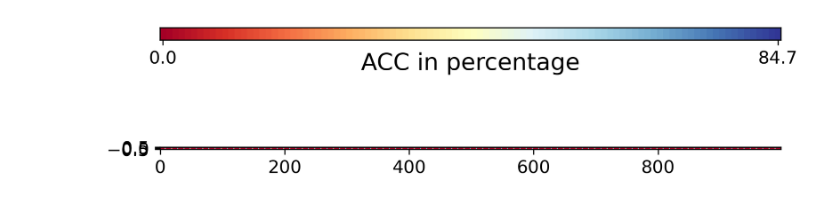
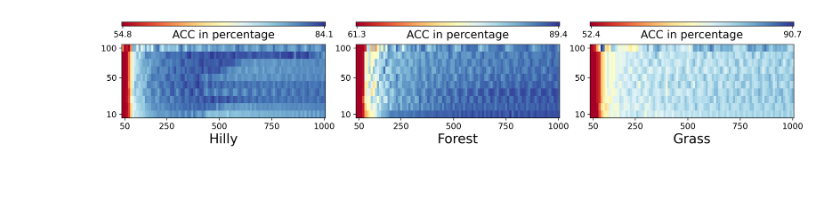
Before and after one commit to leggedrobotics/wild_visual_navigation, a Jupyter notebook: scripts/paper/data_percentage.ipynb, the cells around one changed output. Drawn from its saved outputs; the diff is of its cells as text; code cells hidden in the pictures; blank space fills up the shorter version.

```diff
--- a/scripts/paper/data_percentage.ipynb
+++ b/scripts/paper/data_percentage.ipynb
@@ -34,66 +53,87 @@ for data in res:
 # %%
 import matplotlib.pyplot as plt
+fontdict = {
+    "fontsize": 16,
+    "fontweight": plt.rcParams["axes.titleweight"],
+    "verticalalignment": "baseline",
+    "horizontalalignment": "center",
+}
+def plot(title, data, env, ax0,ax1):
 
 
-def plot(title, data):
-    width_half_inch, width_double_inch = 88.9 / 25.4, 182.0 / 25.4
-    height_inch = 50 / 25.4
-    scale = 2
-    fig, ax = plt.subplots(2, 1, figsize=(width_half_inch * scale, height_inch * scale), dpi=300)
-    fig.set_tight_layout(True)
-    plt.rcParams.update({"font.size": 16})
-    ax[1].tick_params(axis="both", which="major", labelsize=12)
+
+    ax1.tick_params(axis="both", which="major", labelsize=12)
 
     # Plot Matrix
     label_y = [str(k) for k in range(10, 101, 10)]
     label_x = [str(200)] + [str(int(j / 1000)) + "k" for j in range(300, data.shape[1] * 102, 100)]
 
-    im = ax[1].imshow(data, cmap=sns.color_palette("RdYlBu", as_cmap=True))
-    # ele = [0] + list(np.arange(8, 100, 10))
+    im = ax1.imshow(data, cmap=sns.color_palette("RdYlBu", as_cmap=True))
 
-    # ax[1].set_xticks(ele)
-    # ax[1].set_yticks(np.arange(len(label_y))[::2])
+
+    ax1.set_xticks([1, 21, 21+ 25, 21+ 50 , 21+ 75])
+
+
+
+    ax1.set_yticks([0,5,9])
+
 
     # index = np.array([0] + list(np.arange(8, 100, 10)))
-    # ax[1].set_xticklabels(np.array(label_x)[index])
-    # ax[1].set_yticklabels(label_y[::2])
+    ax1.set_xticklabels([50 , 250, 500, 750, 1000])
+    ax1.set_yticklabels([10,50,100])
 
-    ax[1].invert_yaxis()
+    ax1.invert_yaxis()
     # ax[1].set_xlabel("Training Steps")
     # ax[1].set_ylabel("Data Percentage")
 
-    plt.setp(ax[1].get_xticklabels(), rotation=0, ha="center", rotation_mode="anchor")
-    ax[1].set_aspect(3.5)
+    plt.setp(ax1.get_xticklabels(), rotation=0, ha="center", rotation_mode="anchor")
+    ax1.set_aspect(3.5)
 
     # Plot color bar
     nr = 100
     bar = np.arange(0, nr)[None]
-    im = ax[0].imshow(bar, cmap=sns.color_palette("RdYlBu", as_cmap=True))
-    ax[0].set_aspect(2)
-    ax[0].set_xticks(np.array([0, nr - 1]))
-    ax[0].set_yticks(np.array([]))
-    ax[0].set_xticklabels(np.array([round(data.min() * 100, 1), round(data.max() * 100, 1)]))
-    ax[0].set_yticklabels([])
+    im = ax0.imshow(bar, cmap=sns.color_palette("RdYlBu", as_cmap=True))
+    ax0.set_aspect(2)
+    ax0.set_xticks(np.array([0, nr - 1]))
+    ax0.set_yticks(np.array([]))
+    ax0.set_xticklabels(np.array([round(data.min() * 100, 1), round(data.max() * 100, 1)]))
+    ax0.set_yticklabels([])
 
-    ax[1].tick_params(axis="both", which="major", labelsize=12)
-    ax[1].tick_params(axis="both", which="minor", labelsize=12)
-    ax[0].tick_params(axis="both", which="major", labelsize=12)
-    ax[0].tick_params(axis="both", which="minor", labelsize=12)
+    ax1.tick_params(axis="both", which="major", labelsize=12)
+    ax1.tick_params(axis="both", which="minor", labelsize=12)
+    ax0.tick_params(axis="both", which="major", labelsize=12)
+    ax0.tick_params(axis="both", which="minor", labelsize=12)
 
-    ax[0].set_xlabel("ACC in percentage")
-    ax[0].xaxis.set_label_coords(0.5, -1)
+    ax0.set_xlabel("ACC in percentage", fontdict=fontdict)
+    ax0.xaxis.set_label_coords(0.5, -3)
 
-    plt.subplots_adjust(hspace=-0.5)
-    plt.show()
-    fig.savefig("/tmp/img.png", dpi=300)
+    ax1.set_title(title,y=-0.4)
+    # plt.subplots_adjust(hspace=-0.5)
+    #
 
+scale = 2
+width_half_inch, width_double_inch = 88.9 / 25.4, 182.0 / 25.4
+height_inch = 33 / 25.4
 
-plot("Time/Data-Adaptation ACC GT", auroc_prop["forest"][:, 2:].mean(axis=2))
-plot("Time/Data-Adaptation ACC GT", auroc_gt["forest"][:, 2:].mean(axis=2))
+fig = plt.figure(figsize=(width_double_inch * scale, height_inch * scale), dpi=300)
 
-# plot("Time/Data-Adaptation ACC GT", auroc_prop["hilly"][:, 2:].mean(axis=2))
-# plot("Time/Data-Adaptation ACC GT", auroc_gt["hilly"][:, 2:].mean(axis=2))
-# plot("Time/Data-Adaptation AUCROC GT", auroc_prop["grassland"][:, 10:].mean(axis=2))
-# plot("Time/Data-Adaptation AUCROC GT", auroc_gt["grassland"][:, 10:].mean(axis=2))
+fig.set_tight_layout(False)
+
+gs1 = fig.add_gridspec(nrows=2, ncols=3, left=0.035, right=0.98, top=1, wspace=0.15,height_ratios=[1,15])
+ax0, ax1, ax2 = fig.add_subplot(gs1[0, 0]), fig.add_subplot(gs1[0, 1]), fig.add_subplot(gs1[0, 2])
+gs2 = fig.add_gridspec(nrows=2, ncols=3, left=0.035, right=0.98, top=1.2, wspace=0.15,height_ratios=[1,5])
+
+ax3, ax4, ax5 = fig.add_subplot(gs2[1, 0]), fig.add_subplot(gs2[1, 1]), fig.add_subplot(gs2[1, 2])
+#plot("Time/Data-Adaptation ACC SELF", auroc_prop["forest"][:, 3:].mean(axis=2))
+
+#plot("Time/Data-Adaptation ACC GT", auroc_prop["hilly"][:, 3:].mean(axis=2))
+plot("Hilly", auroc_gt["hilly"][:, 3:].mean(axis=2), "hilly",ax0,ax3)
+plot("Forest", auroc_gt["forest"][:, 3:].mean(axis=2), "forest",ax1,ax4)
+#plot("Time/Data-Adaptation AUCROC GT", auroc_prop["grassland"][:, 3:].mean(axis=2))
+da = auroc_gt["grassland"][:, 3:].mean(axis=2)
+# da[da>0.85] = da[da<0.85].max()
+plot("Grass", da , "grassland",ax2,ax5)
+fig.savefig(f"/tmp/img.png")
+fig.savefig(f"/tmp/img.pdf")
 # %% [output]
-[figure, old version]
+[figure, new version]
```
Also changed, not shown: parts of 5 cells of this notebook, 4 other files.
